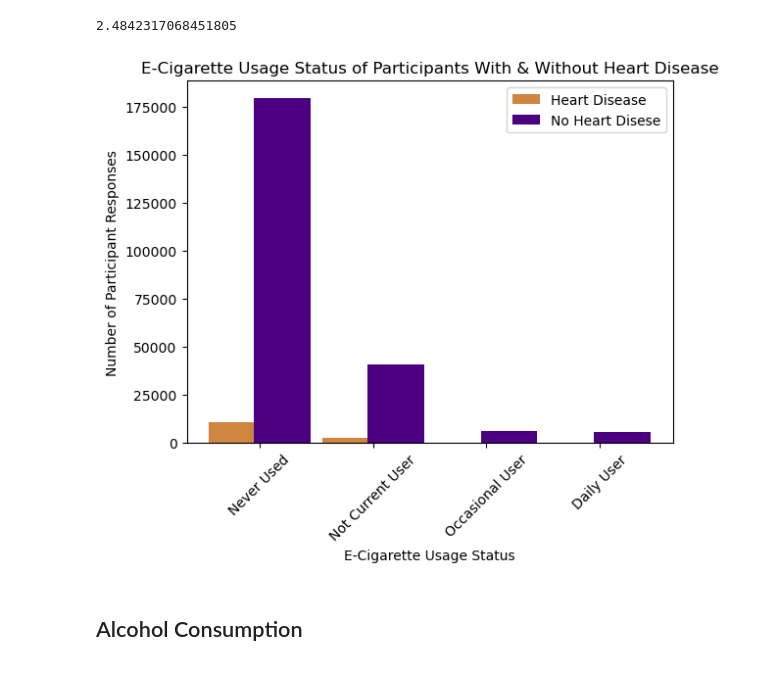
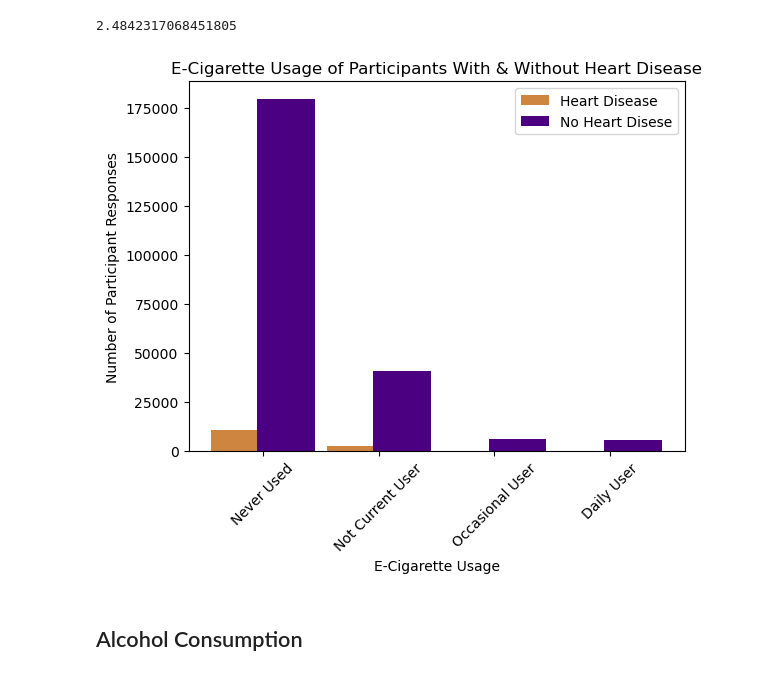
Before and after one commit to RickGrimesCodes/Project-1-GREEN-TEAM-, a Jupyter notebook: jupyterCode/KeyLifestyleIndicators.ipynb, the cells around one changed output. Saved outputs shown, nothing was run; the diff lists cells and outputs as text; code cells hidden in the pictures.

```diff
--- a/jupyterCode/KeyLifestyleIndicators.ipynb
+++ b/jupyterCode/KeyLifestyleIndicators.ipynb
@@ -887,22 +887,22 @@ dailyNegPercent
 # %%
 # visualization of smoker status in participants WITH and WITHOUT heart disease
 status = ["Never Used", "Not Current User", "Occasional User", "Daily User"]
 Ypos = [10572, 2435, 251, 177]
 Zneg = [179556, 40846, 6407, 5778]
 
 X_axis = np.arange(len(status))
 
 plt.bar(X_axis - 0.2, Ypos, 0.5, color="peru", label = "Heart Disease")
 plt.bar(X_axis + 0.2, Zneg, 0.5, color="indigo", label = "No Heart Disese")
 
 plt.xticks(X_axis, ["Never Used", "Not Current User", "Occasional User", "Daily User"], rotation=45)
-plt.xlabel("E-Cigarette Usage Status")
+plt.xlabel("E-Cigarette Usage")
 plt.ylabel("Number of Participant Responses")
-plt.title("E-Cigarette Usage Status of Participants With & Without Heart Disease")
+plt.title("E-Cigarette Usage of Participants With & Without Heart Disease")
 plt.legend()
 plt.show()
 # %% [output]
-[figure, old version]
+[figure, new version]
 # %% [markdown]
 ## Alcohol Consumption
 # %%
```
Also changed, not shown: parts of 2 cells of this notebook.
